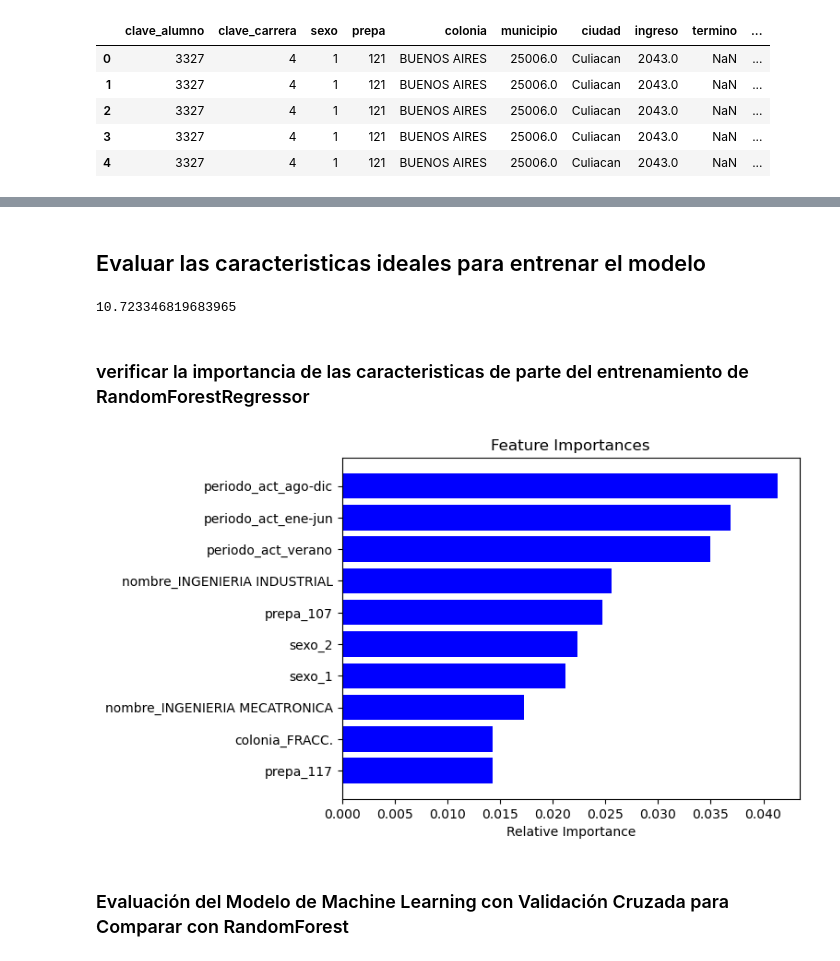
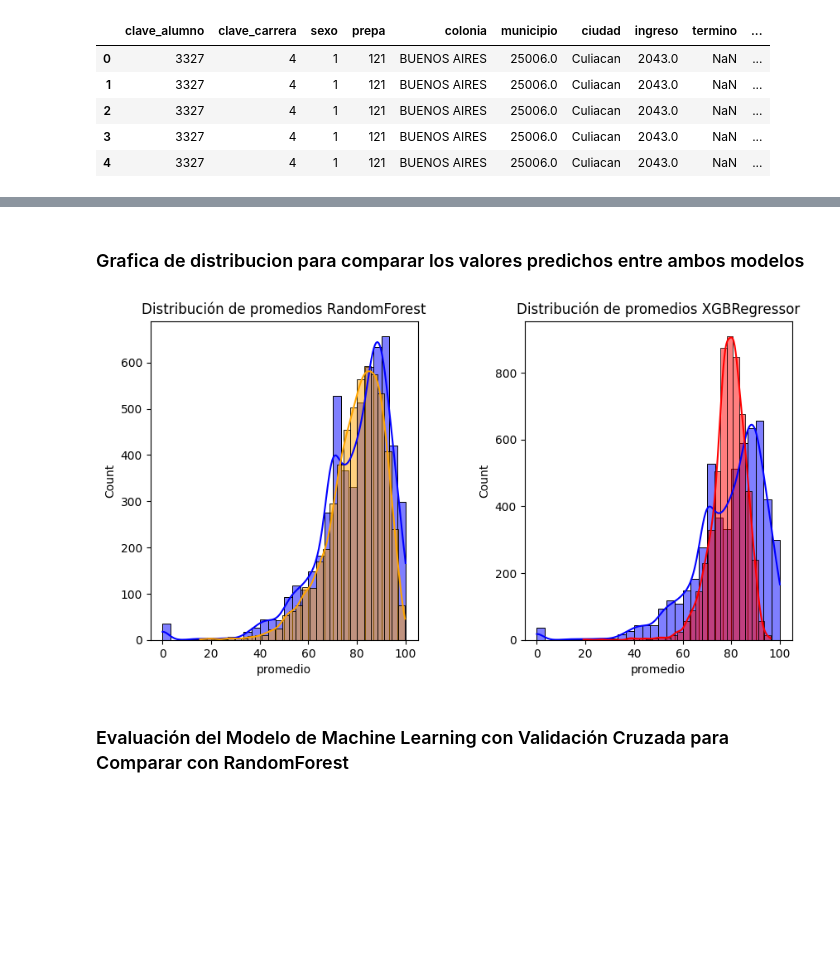
Before and after one commit to KingSplatt/Data-Analysis, a Jupyter notebook: data-analysis.ipynb, the cells around one changed output, grey strips where cells are left out. Drawn from its saved outputs; the diff is of its cells as text; code cells hidden in the pictures; blank space fills up the shorter version.

```diff
--- a/data-analysis.ipynb
+++ b/data-analysis.ipynb
@@ -332,51 +380,24 @@ plt.show()
-# %% [markdown]
-## Evaluar las caracteristicas ideales para entrenar el modelo
-# %%
-#Usaremos el metodo de seleccion llamado embebidos
-dataperiodos
-
-from sklearn.ensemble import RandomForestRegressor
-from sklearn.model_selection import train_test_split
-from sklearn.metrics import mean_absolute_error
-
-#Caracteristicas
-
-caracteristicas = ['clave_alumno','prepa','sexo','clave_carrera','colonia','periodo_act']
-#Variable objetivo
-y = dataperiodos['promedio']
-
-#Codificar las variables categoricas
-X_encoded = pd.get_dummies(X, columns=['clave_alumno','prepa','sexo','clave_carrera','colonia','periodo_act'])
-
-#Dvidir los datos en entrenamiento y prueba
-X_train, X_test, y_train, y_test = train_test_split(X_encoded, y, test_size=0.2, random_state=42)
-
-#Entrenamiento del modelo
-model = RandomForestRegressor(n_estimators=50, random_state=42)
-model.fit(X_train, y_train)
-
-#Prediccion
-y_pred = model.predict(X_test)
-print(mean_absolute_error(y_test, y_pred))
-# %% [output]
-10.723346819683965
-# %% [markdown]
-### verificar la importancia de las caracteristicas de parte del entrenamiento de RandomForestRegressor
-# %%
-#verificar las variables mas importantes de parte del modelo
-importances = model.feature_importances_
-
-import matplotlib.pyplot as plt
-#ver por columnas las variables mas importantes
-features = X_train.columns
-indices = np.argsort(importances)[-10:]
-plt.title('Feature Importances')
-plt.barh(range(len(indices)), importances[indices], color='b', align='center')
-plt.yticks(range(len(indices)), [features[i] for i in indices])
-plt.xlabel('Relative Importance')
-plt.show()
-# %% [output]
-[figure, removed]
+# %% [markdown]
+### Grafica de distribucion para comparar los valores predichos entre ambos modelos
+# %%
+import seaborn as sns
+import matplotlib.pyplot as plt
+import seaborn as sns
+import matplotlib.pyplot as plt
+
+fig = plt.figure(figsize=(10, 5))
+fig.subplots_adjust(hspace=0.4, wspace=0.4)
+plt.subplot(1, 2, 1)
+sns.histplot(dataperiodos['promedio'], kde=True, color='blue', bins=30,label='Real')
+sns.histplot(dataperiodos['promedioxperiodo'], kde=True, color='orange', bins=30,label='Prediccion RandomForest')
+plt.title('Distribución de promedios RandomForest')
+plt.subplot(1, 2, 2)
+sns.histplot(dataperiodos['promedio'], kde=True, color='b', bins=30,label='Real')
+sns.histplot(dataperiodos['promedio_pred'], kde=True, color='r', bins=30,label='Prediccion XGBoost')
+plt.title('Distribución de promedios XGBRegressor')
+plt.show()
+# %% [output]
+[figure, added]
 # %% [markdown]
 ### Evaluación del Modelo de Machine Learning con Validación Cruzada para Comparar con RandomForest
 # %%
```
Also changed, not shown: parts of 31 cells of this notebook, 4 other files.
